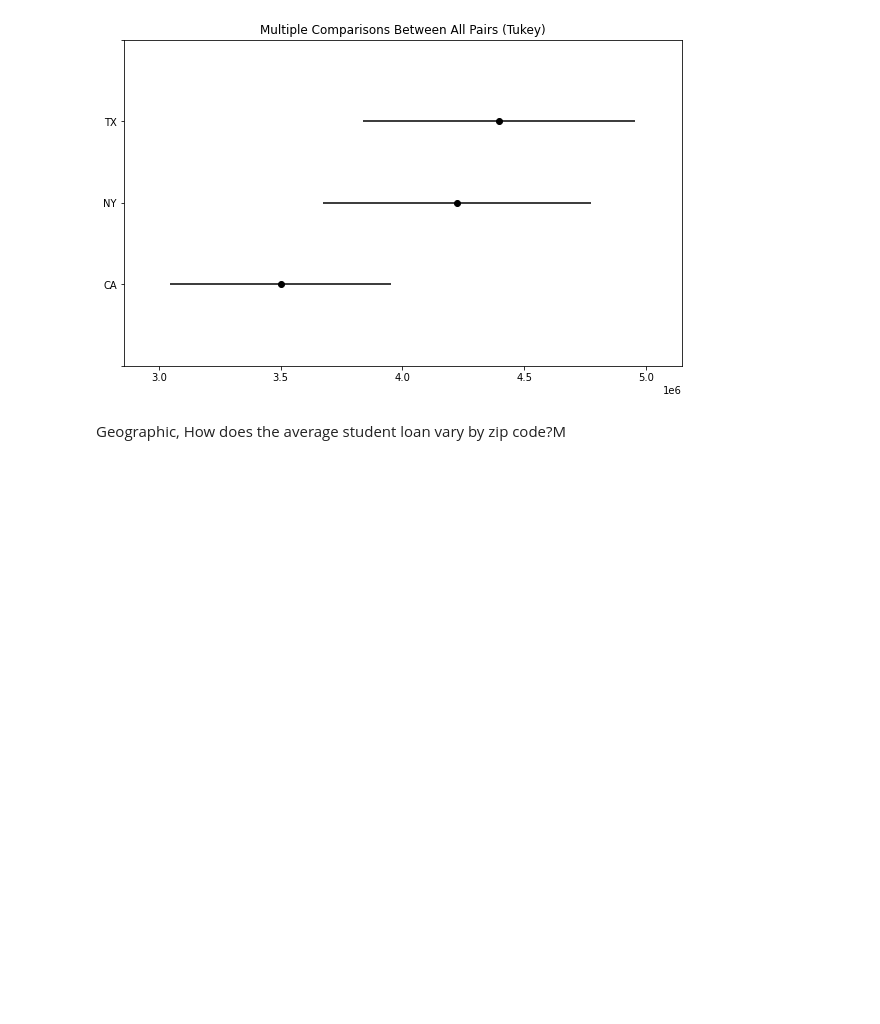
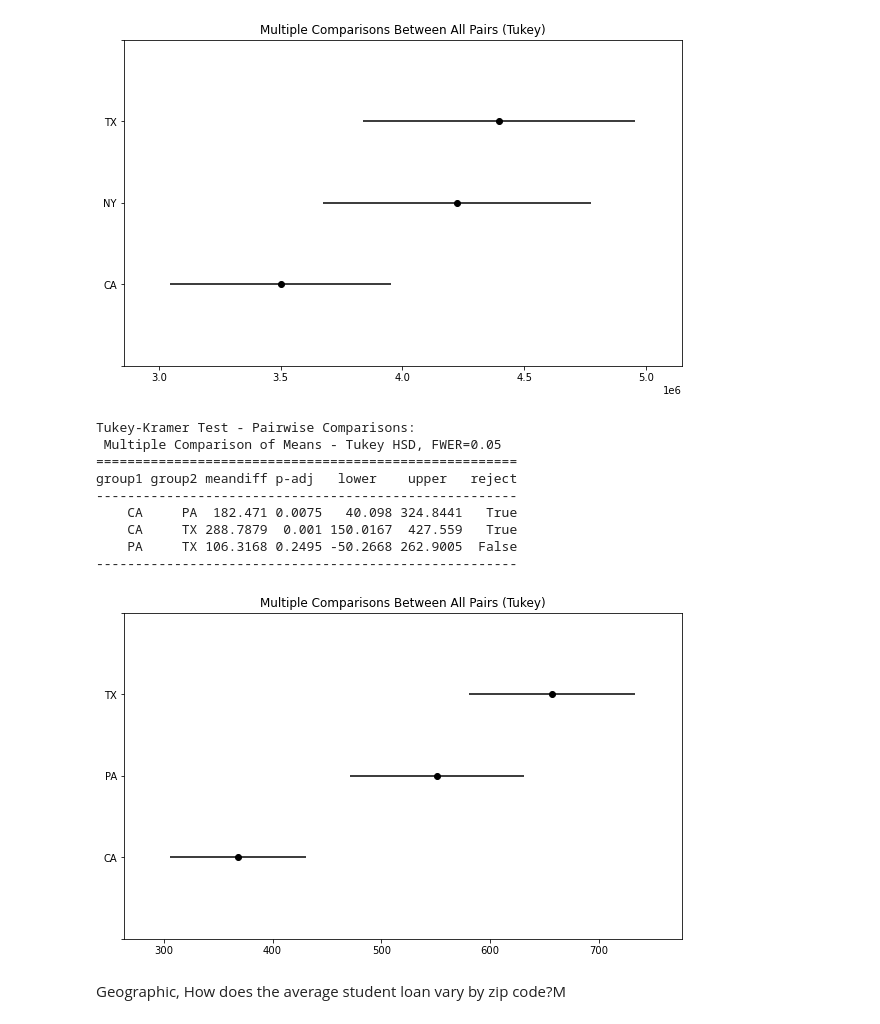
Before and after one commit to wemlaztdj/Demo_p1, a Jupyter notebook: main - ML.ipynb, the cells around one changed output. Cells and saved outputs as stored; diff of their text form; code cells hidden in the pictures; blank space fills up the shorter version.

```diff
--- a/main - ML.ipynb
+++ b/main - ML.ipynb
@@ -257,3 +308,25 @@ Levene's Test:
 Test Statistic: 2.07725920190144
 P-value: 0.12545378024166495
 The variances are homogeneous (fail to reject null hypothesis)
+# %%
+# Levene's test for homogeneity of variance
+from scipy.stats import levene
+
+# Create list of dataframes for top 3 states
+top_states_num = ['TX', 'CA', 'PA']
+loan_data_num = [top_10_states_df_num[top_10_states_df_num['State'] == state]['# of Loans Originated'] for state in top_states_num]
+
+# Levene's test
+statistic_num, p_value_num = levene(loan_data_num[0], loan_data_num[1], loan_data_num[2])
+
+# Print the results
+print("Levene's Test:")
+print("Test Statistic:", statistic_num)
+print("P-value:", p_value_num)
+
+# Check the assumption
+alpha = 0.05
+if p_value_num < alpha:
+    print("The variances are not homogeneous (reject null hypothesis)")
+else:
+    print("The variances are homogeneous (fail to reject null hypothesis)")
@@ -302,6 +400,26 @@ group1 group2   meandiff  p-adj     lower        upper     reject
     NY     TX 174207.5226    0.9  -935201.457 1283616.5021  False
 -----------------------------------------------------------------
 [figure]
+# %%
+# Tukey-Kramer test for pairwise comparisons
+tukey_result_num = pairwise_tukeyhsd(np.concatenate(loan_data_num), np.repeat(top_states_num, [len(d) for d in loan_data_num]))
+print("Tukey-Kramer Test - Pairwise Comparisons:")
+print(tukey_result_num)
+
+# Plot the results
+tukey_result_num.plot_simultaneous()
+plt.show()
+# %% [output]
+Tukey-Kramer Test - Pairwise Comparisons:
+ Multiple Comparison of Means - Tukey HSD, FWER=0.05
+======================================================
+group1 group2 meandiff p-adj   lower    upper   reject
+------------------------------------------------------
+    CA     PA  182.471 0.0075   40.098 324.8441   True
+    CA     TX 288.7879  0.001 150.0167  427.559   True
+    PA     TX 106.3168 0.2495 -50.2668 262.9005  False
+------------------------------------------------------
+[figure, added]
 # %% [markdown]
 Geographic, How does the average student loan vary by zip code?M
 # %% [markdown]
```
Also changed, not shown: parts of 10 cells of this notebook.
